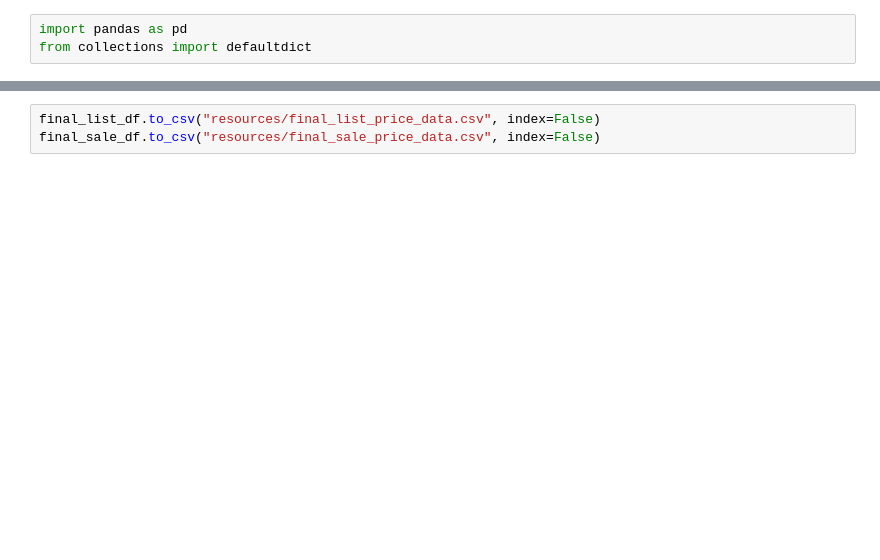
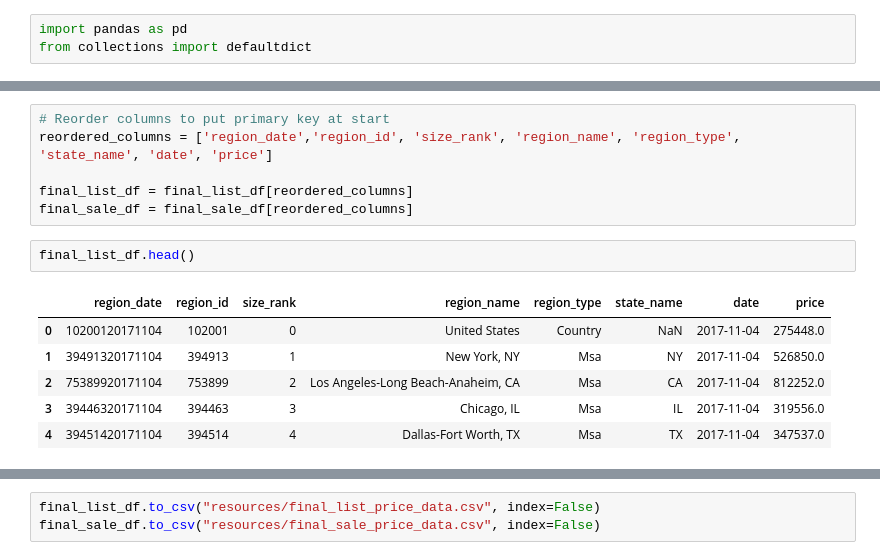
Before and after one commit to qklm/Zillow_Group_Project, a Jupyter notebook: zillow_data_processing.ipynb, the cells around one changed output, grey strips where cells are left out. Drawn from its saved outputs; the diff is of its cells as text; blank space fills up the shorter version.

```diff
--- a/zillow_data_processing.ipynb
+++ b/zillow_data_processing.ipynb
@@ -83,0 +182,15 @@ final_sale_df.head()
+# %%
+# Reorder columns to put primary key at start
+reordered_columns = ['region_date','region_id', 'size_rank', 'region_name', 'region_type', 'state_name', 'date', 'price']
+
+final_list_df = final_list_df[reordered_columns]
+final_sale_df = final_sale_df[reordered_columns]
+# %%
+final_list_df.head()
+# %% [output]
+|  | region_date | region_id | size_rank | region_name | region_type | state_name | date | price |
+| 0 | 10200120171104 | 102001 | 0 | United States | Country | NaN | 2017-11-04 | 275448.0 |
+| 1 | 39491320171104 | 394913 | 1 | New York, NY | Msa | NY | 2017-11-04 | 526850.0 |
+| 2 | 75389920171104 | 753899 | 2 | Los Angeles-Long Beach-Anaheim, CA | Msa | CA | 2017-11-04 | 812252.0 |
+| 3 | 39446320171104 | 394463 | 3 | Chicago, IL | Msa | IL | 2017-11-04 | 319556.0 |
+| 4 | 39451420171104 | 394514 | 4 | Dallas-Fort Worth, TX | Msa | TX | 2017-11-04 | 347537.0 |
```
Also changed, not shown: parts of 15 cells of this notebook, 4 other files.
